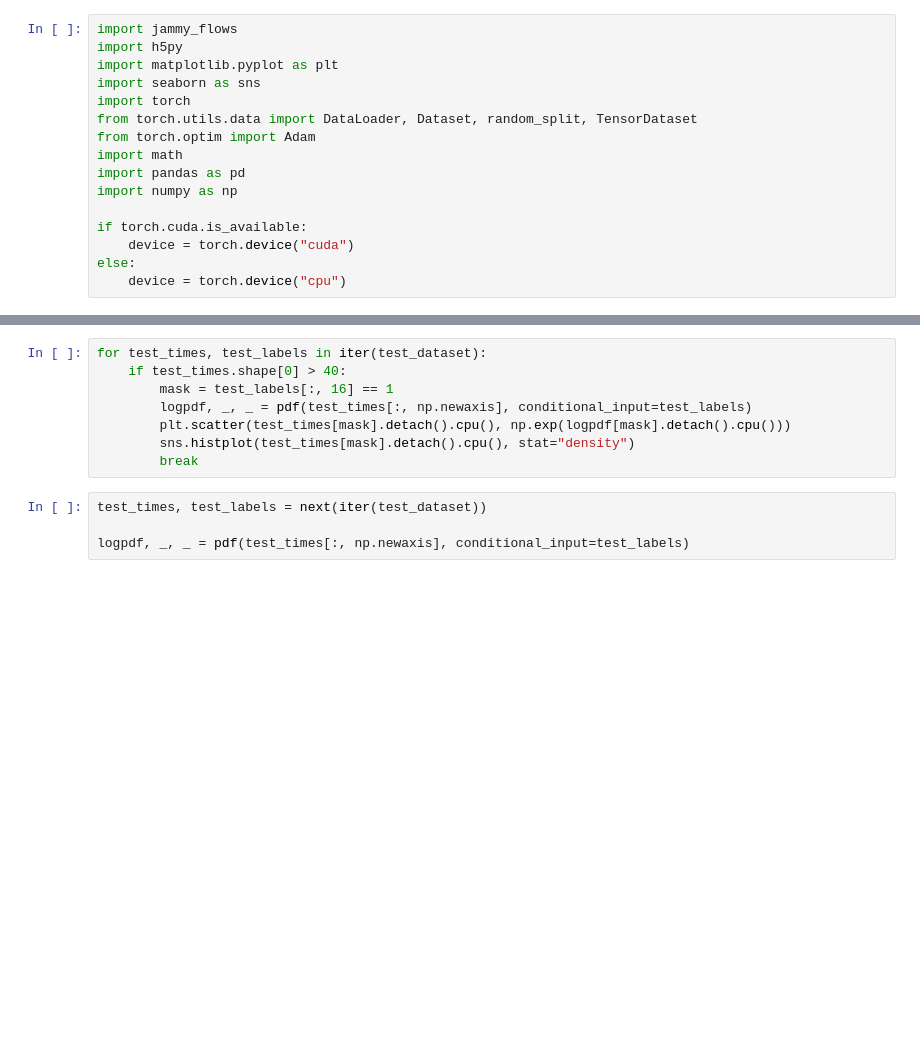
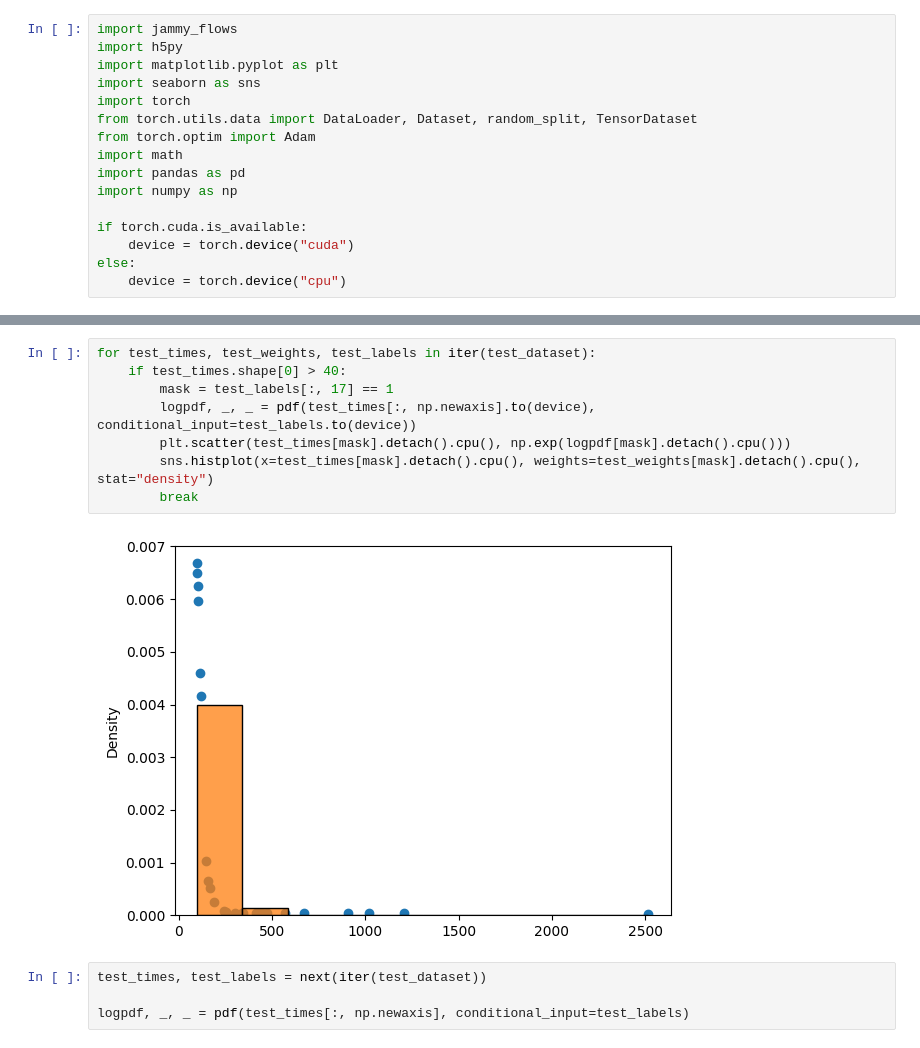
Before and after one commit to chrhck/NeutrinoTelescopes, a Jupyter notebook: notebooks/fit_normalizing_flow.ipynb, the cells around one changed output, grey strips where cells are left out. Cells and saved outputs as stored; diff of their text form; blank space fills up the shorter version.

```diff
--- a/notebooks/fit_normalizing_flow.ipynb
+++ b/notebooks/fit_normalizing_flow.ipynb
@@ -144,11 +231,13 @@ ValueError: too many values to unpack (expected 2)
 # %%
-for test_times, test_labels in iter(test_dataset):
+for test_times, test_weights, test_labels in iter(test_dataset):
     if test_times.shape[0] > 40:
-        mask = test_labels[:, 16] == 1
-        logpdf, _, _ = pdf(test_times[:, np.newaxis], conditional_input=test_labels)
+        mask = test_labels[:, 17] == 1
+        logpdf, _, _ = pdf(test_times[:, np.newaxis].to(device), conditional_input=test_labels.to(device))
         plt.scatter(test_times[mask].detach().cpu(), np.exp(logpdf[mask].detach().cpu()))
-        sns.histplot(test_times[mask].detach().cpu(), stat="density")
+        sns.histplot(x=test_times[mask].detach().cpu(), weights=test_weights[mask].detach().cpu(), stat="density")
         break
+# %% [output]
+[figure, added]
 # %%
 test_times, test_labels = next(iter(test_dataset))
 
```
Also changed, not shown: parts of 7 cells of this notebook.
